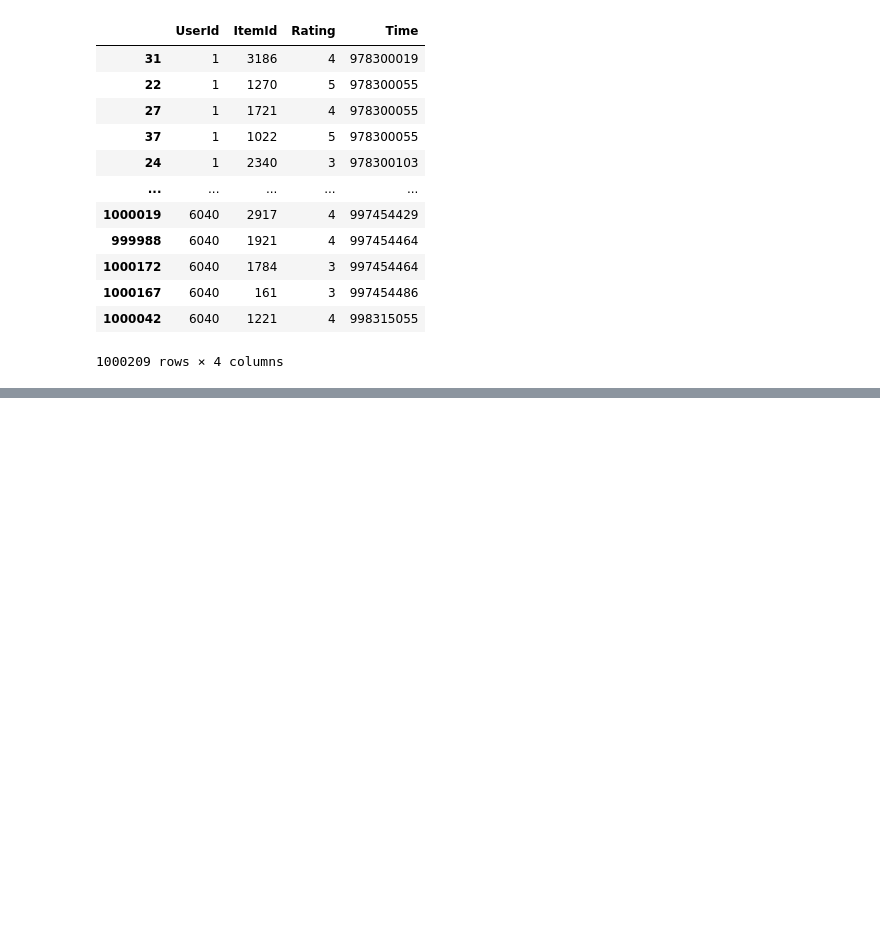
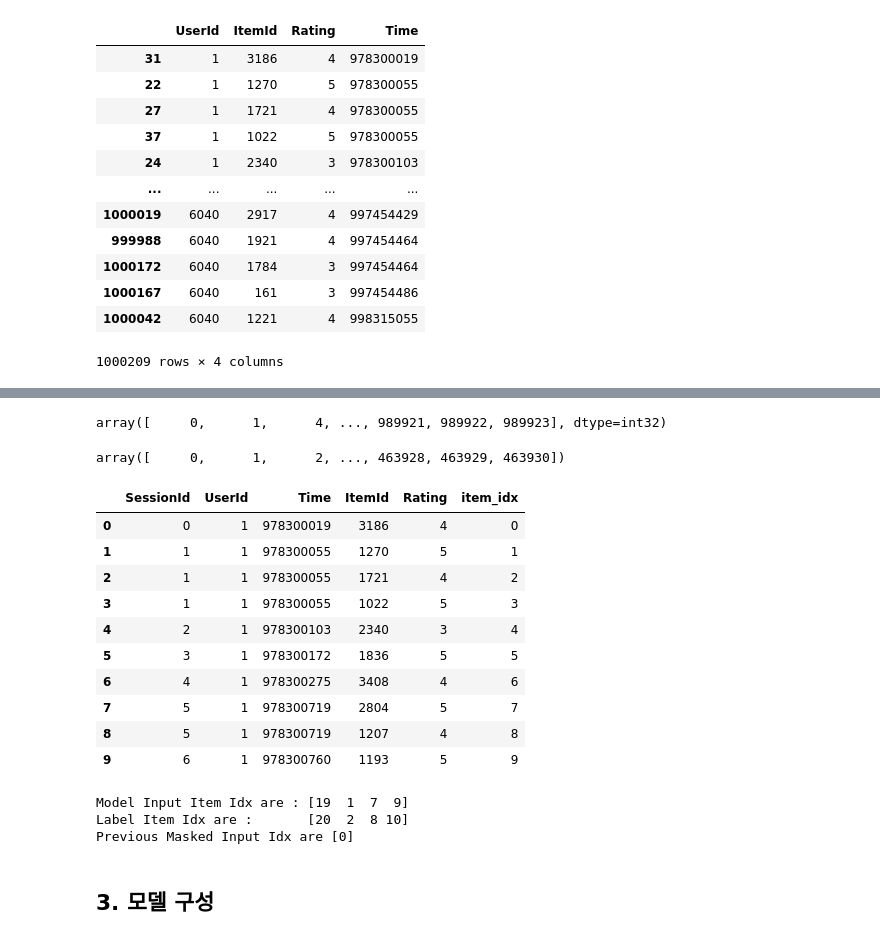
Before and after one commit to oddhyeon/Aiffel, a Jupyter notebook: [E-12]next_movie/[E-12]next_movie.ipynb, the cells around one changed output, grey strips where cells are left out. Drawn from its saved outputs; the diff is of its cells as text; code cells hidden in the pictures; blank space fills up the shorter version.

```diff
--- a/[E-12]next_movie/[E-12]next_movie.ipynb
+++ b/[E-12]next_movie/[E-12]next_movie.ipynb
@@ -48,0 +319,8 @@ data
+# %%
+tr_dataset.click_offsets
+# %% [output]
+array([     0,      1,      4, ..., 989921, 989922, 989923], dtype=int32)
+# %%
+tr_dataset.session_idx
+# %% [output]
+array([     0,      1,      2, ..., 463928, 463929, 463930])
@@ -48,0 +387,15 @@ data
+# %%
+tr_data_loader = SessionDataLoader(tr_dataset, batch_size=4)
+tr_dataset.df.head(10)
+# %% [output]
+|  | SessionId | UserId | Time | ItemId | Rating | item_idx |
+| 0 | 0 | 1 | 978300019 | 3186 | 4 | 0 |
+| 1 | 1 | 1 | 978300055 | 1270 | 5 | 1 |
+| 2 | 1 | 1 | 978300055 | 1721 | 4 | 2 |
+| 3 | 1 | 1 | 978300055 | 1022 | 5 | 3 |
+| 4 | 2 | 1 | 978300103 | 2340 | 3 | 4 |
+| 5 | 3 | 1 | 978300172 | 1836 | 5 | 5 |
+| 6 | 4 | 1 | 978300275 | 3408 | 4 | 6 |
+| 7 | 5 | 1 | 978300719 | 2804 | 5 | 7 |
+| 8 | 5 | 1 | 978300719 | 1207 | 4 | 8 |
+| 9 | 6 | 1 | 978300760 | 1193 | 5 | 9 |
@@ -48,0 +404,11 @@ data
+# %%
+inputs, labels, mask =  next(iter_ex)
+print(f'Model Input Item Idx are : {inputs}')
+print(f'Label Item Idx are : {"":5} {labels}')
+print(f'Previous Masked Input Idx are {mask}')
+# %% [output]
+Model Input Item Idx are : [19  1  7  9]
+Label Item Idx are :       [20  2  8 10]
+Previous Masked Input Idx are [0]
+# %% [markdown]
+## 3. 모델 구성
```
Also changed, not shown: parts of 46 cells of this notebook.
